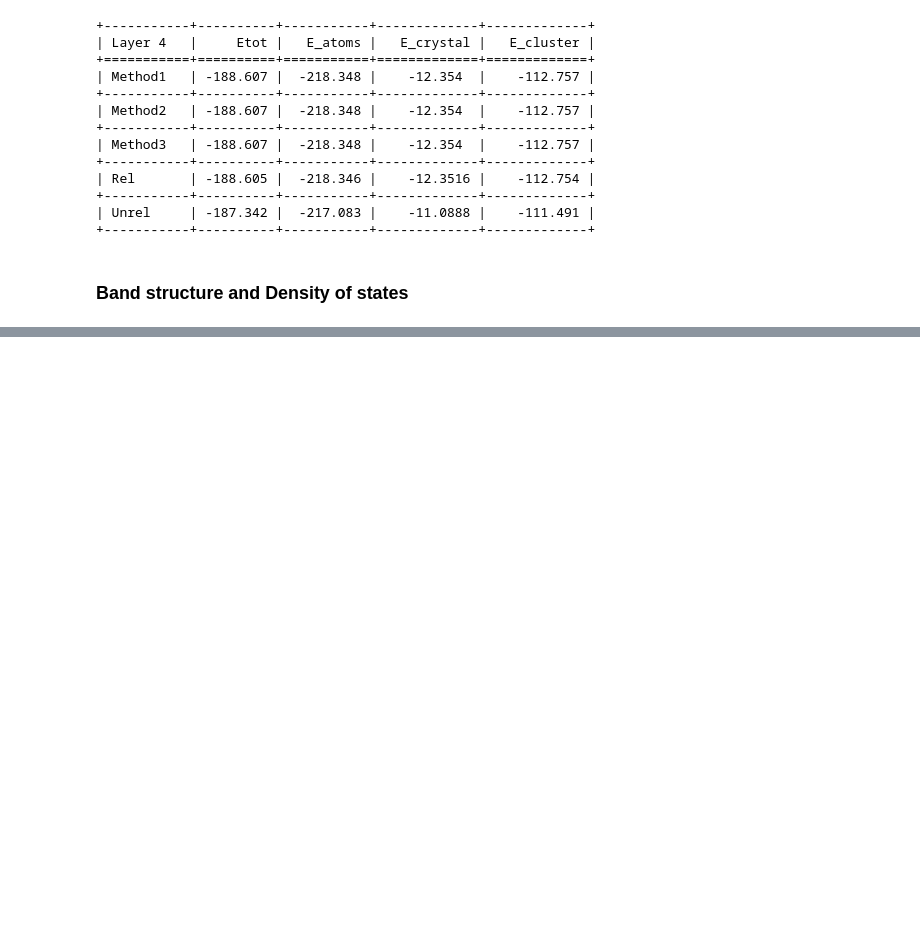
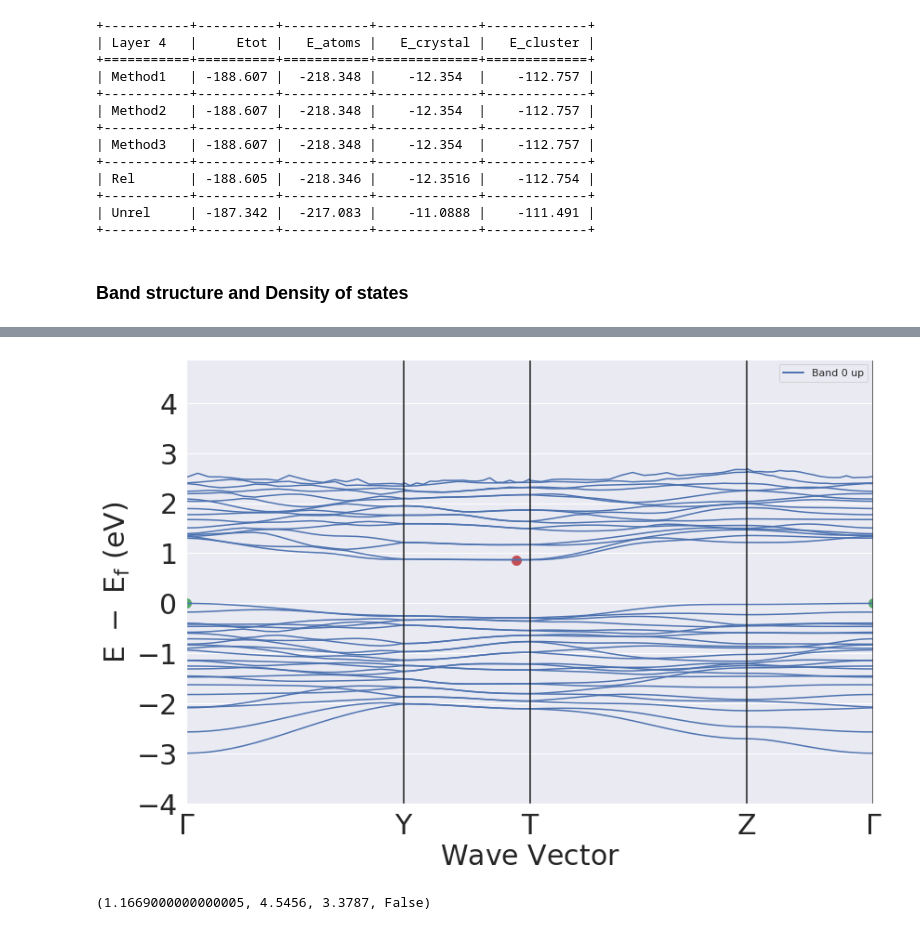
Before and after one commit to Moejay10/DFT, a Jupyter notebook: Code/DFT_Python.ipynb, the cells around one changed output, grey strips where cells are left out. Cells and saved outputs as stored; diff of their text form; code cells hidden in the pictures; blank space fills up the shorter version.

```diff
--- a/Code/DFT_Python.ipynb
+++ b/Code/DFT_Python.ipynb
@@ -510,0 +520,8 @@ NameError: name 'exit' is not defined
+# %%
+thisdir = '../Results/Layers/band_structure/rev-vdW-DF2/L2/'
+
+v = BSVasprun(thisdir + 'vasprun.xml')
+bs = v.get_band_structure(line_mode=True)
+plt = BSPlotter(bs)
+plt.get_plot(vbm_cbm_marker=True)
+# %% [output]
@@ -510,0 +529,9 @@ NameError: name 'exit' is not defined
+[figure, added]
+# %%
+thisdir = '../Results/Layers/band_structure/HSE/Bulk/'
+
+v = Vasprun(thisdir + 'vasprun.xml')
+gap = v.eigenvalue_band_properties
+print(gap)
+# %% [output]
+(1.1669000000000005, 4.5456, 3.3787, False)
```
Also changed, not shown: parts of 4 cells of this notebook.
